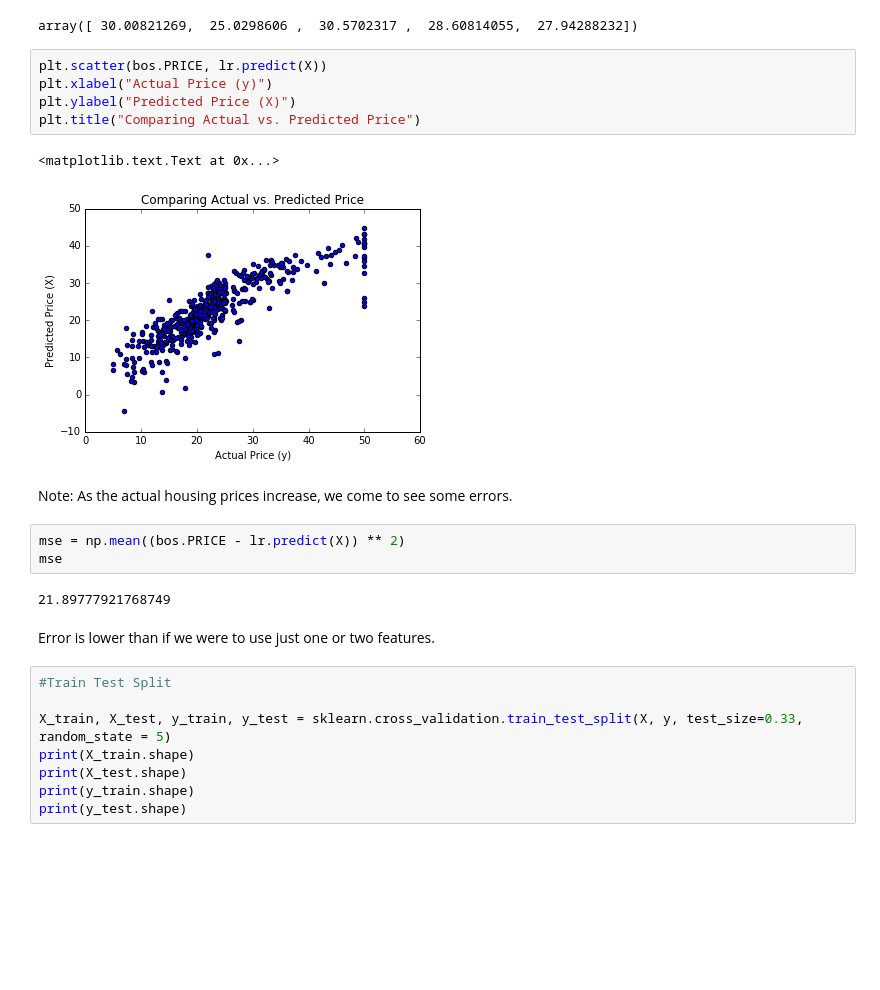
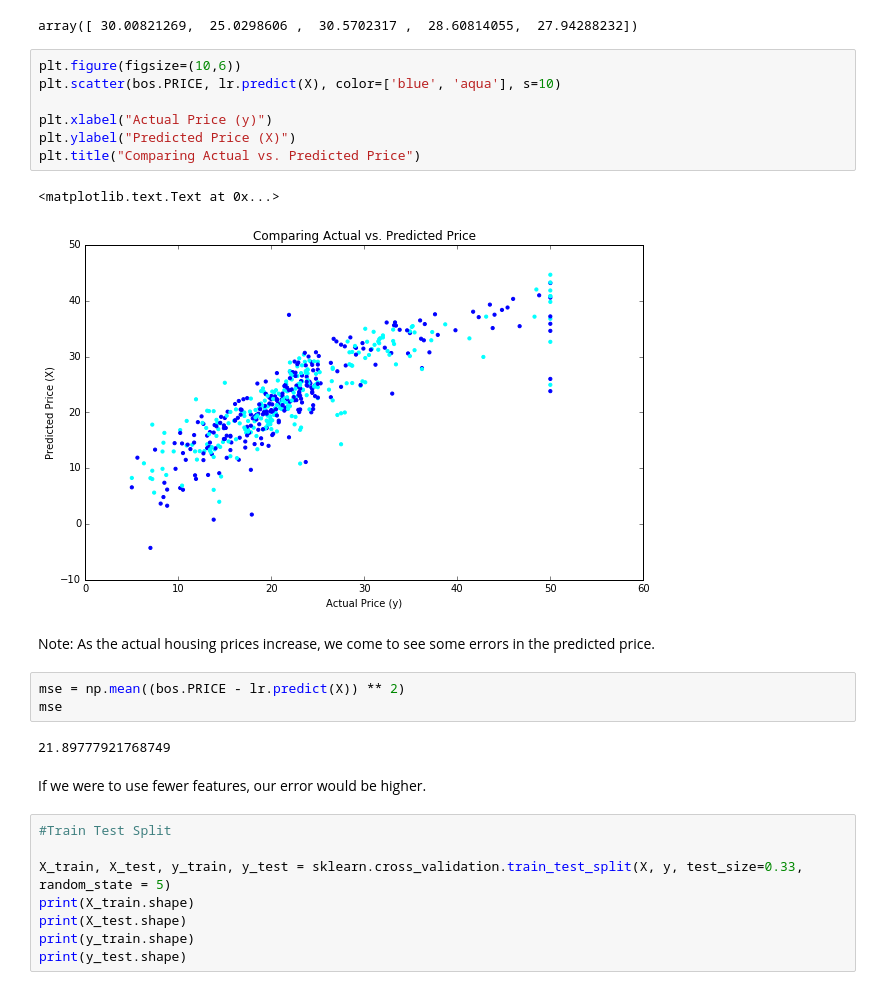
Before and after one commit to SoleilSunshine/Portfolio, a Jupyter notebook: BostonHousingPrices-LR+StatsModels.ipynb, the cells around one changed output. Cells and saved outputs as stored; diff of their text form; blank space fills up the shorter version.

```diff
--- a/BostonHousingPrices-LR+StatsModels.ipynb
+++ b/BostonHousingPrices-LR+StatsModels.ipynb
@@ -171,22 +638,24 @@ lr.predict(X)[0:5]
 # %% [output]
 array([ 30.00821269,  25.0298606 ,  30.5702317 ,  28.60814055,  27.94288232])
 # %%
-plt.scatter(bos.PRICE, lr.predict(X))
+plt.figure(figsize=(10,6))
+plt.scatter(bos.PRICE, lr.predict(X), color=['blue', 'aqua'], s=10)
+
 plt.xlabel("Actual Price (y)")
 plt.ylabel("Predicted Price (X)")
 plt.title("Comparing Actual vs. Predicted Price")
 # %% [output]
 <matplotlib.text.Text at 0x...>
-[figure, old version]
+[figure, new version]
 # %% [markdown]
-Note: As the actual housing prices increase, we come to see some errors.
+Note: As the actual housing prices increase, we come to see some errors in the predicted price.
 # %%
 mse = np.mean((bos.PRICE - lr.predict(X)) ** 2)
 mse
 # %% [output]
 21.89777921768749
-# %% [markdown]
-Error is lower than if we were to use just one or two features.
+# %% [markdown]
+If we were to use fewer features, our error would be higher.
 # %%
 #Train Test Split
 
```
Also changed, not shown: parts of 86 cells of this notebook.
